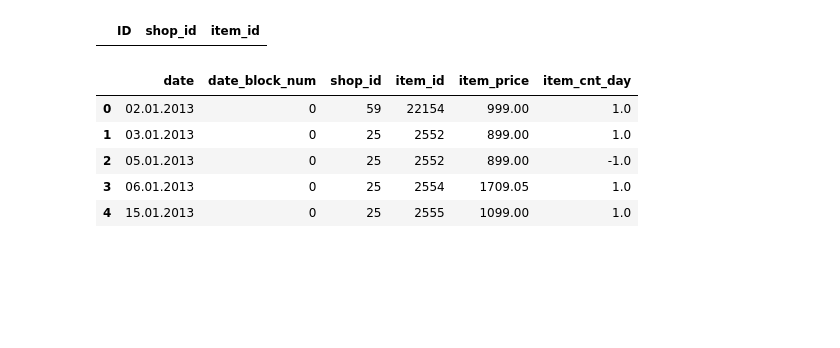
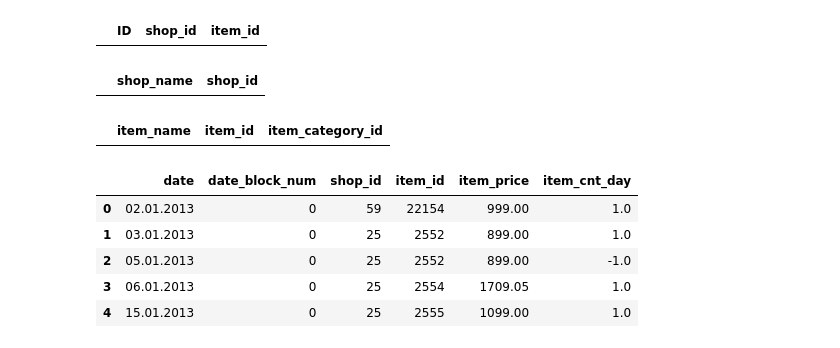
Before and after one commit to surya-parthipan/Predict-Future-Sales---Kaggle, a Jupyter notebook: Sales_data_explanatory_analysis.ipynb, the cells around one changed output. Drawn from its saved outputs; the diff is of its cells as text; code cells hidden in the pictures; blank space fills up the shorter version.

```diff
--- a/Sales_data_explanatory_analysis.ipynb
+++ b/Sales_data_explanatory_analysis.ipynb
@@ -144,6 +151,14 @@ Number of duplicate values in Sales_Train dataset is : 6
 sales_test[sales_test.duplicated()] # no duplicates in sales test dataset
 # %% [output]
 |  | ID | shop_id | item_id |
+# %%
+shops[shops.duplicated()] # no duplicates in shops dataset
+# %% [output]
+|  | shop_name | shop_id |
+# %%
+items[items.duplicated()] # no duplicates in item dataset
+# %% [output]
+|  | item_name | item_id | item_category_id |
 # %%
 sales_train.head()
 # %% [output]
```
Also changed, not shown: parts of 2 cells of this notebook.
